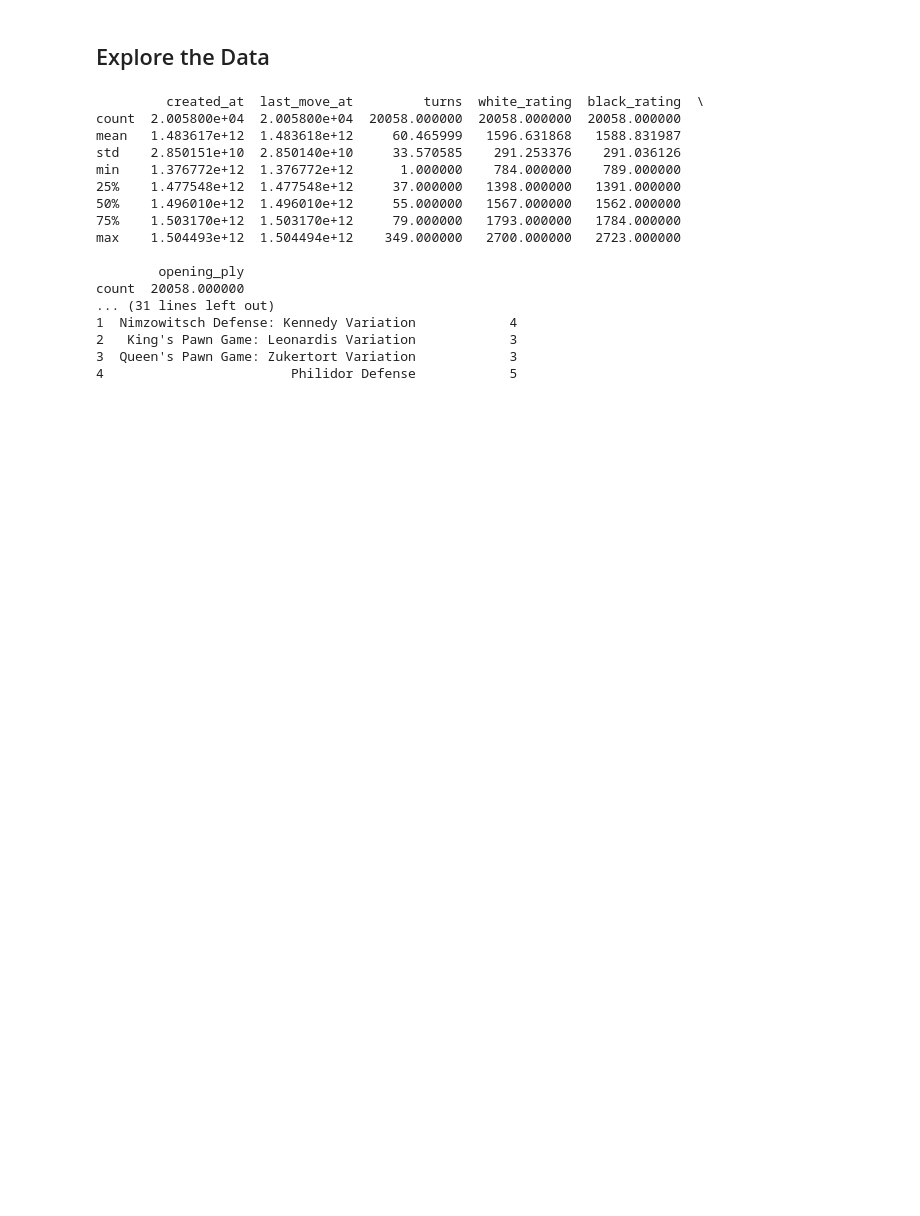
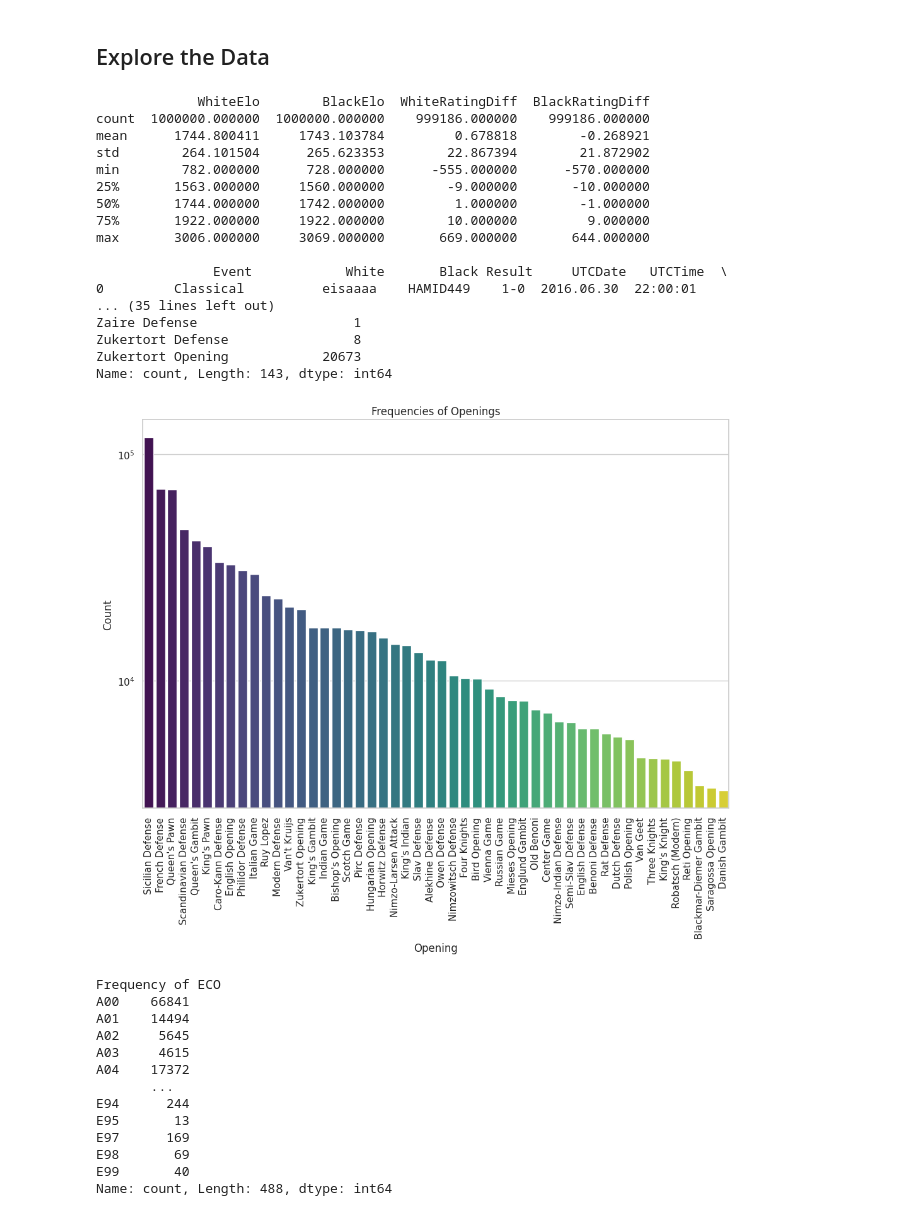
Before and after one commit to ktranfaglia1/DSCI470, a Jupyter notebook: TheProject/ChessAnalysis.ipynb, the cells around one changed output. Drawn from its saved outputs; the diff is of its cells as text; code cells hidden in the pictures; blank space fills up the shorter version.

Commit message:
Drafted some questions and improved data analysis

```diff
--- a/TheProject/ChessAnalysis.ipynb
+++ b/TheProject/ChessAnalysis.ipynb
@@ -15,11 +15,5 @@ import pandas as pd
 import matplotlib.pyplot as plt
 import seaborn as sns
 
-# Function to add a leading space if it's missing
-def add_leading_space(text):
-    if isinstance(text, str) and not text.startswith(' '):
-        return ' ' + text
-    return text
-
-# Read in data set
-df_chess = pd.read_csv("Data/Big_chess_data.csv")
+# Read in data set and strip beginning spaces from the 'Event' column
+df_chess = pd.read_csv("Data/Big_chess_data.csv", nrows=1000000, converters= {'Event': lambda x: x.strip() if isinstance(x, str) else x})
@@ -30,32 +53,60 @@ Error:
 # %%
 # Display some data, statistics, and summary info
 print(df_chess.describe())
 print("\n", df_chess.head())
 
-# Display data fequencies for some features
-opening_counts = df_chess['Opening'].str.strip().value_counts().sort_index()
-print("\n", opening_counts)
+# Create a new column with generalized openings (group all opening variations)
+df_chess['generalized_Opening'] = df_chess['Opening'].apply(extract_first_two_words)
+
+# Get and display data fequencies for some features
+opening_counts = df_chess['generalized_Opening'].value_counts().sort_index()
+print("\nFrequency of", opening_counts)
+plot_frequencies(opening_counts, 'Frequencies of Openings', 'Opening', 'Count')
+
+ECO_counts = df_chess['ECO'].value_counts().sort_index()
+print("\nFrequency of", ECO_counts)
+plot_frequencies(ECO_counts, 'Frequencies of ECO', 'ECO', 'Count')
+
+time_control_counts = df_chess['TimeControl'].value_counts().sort_index()
+print("\nFrequency of", time_control_counts)
+plot_frequencies(time_control_counts, 'Frequencies of Time Control', 'Time Control', 'Count')
 
 event_counts = df_chess['Event'].value_counts().sort_index()
-print("\n", event_counts)
+print("\nFrequency of", event_counts)
+plot_frequencies(event_counts, 'Frequencies of Events', 'Event', 'Count')
 
 termination_counts = df_chess['Termination'].value_counts().sort_index()
-print("\n", termination_counts)
+print("\nFrequency of", termination_counts)
+plot_frequencies(termination_counts, 'Frequencies of Terminations', 'Termination', 'Count')
 # %% [output]
-         created_at  last_move_at         turns  white_rating  black_rating  \
-count  2.005800e+04  2.005800e+04  20058.000000  20058.000000  20058.000000
-mean   1.483617e+12  1.483618e+12     60.465999   1596.631868   1588.831987
-std    2.850151e+10  2.850140e+10     33.570585    291.253376    291.036126
-min    1.376772e+12  1.376772e+12      1.000000    784.000000    789.000000
-25%    1.477548e+12  1.477548e+12     37.000000   1398.000000   1391.000000
-50%    1.496010e+12  1.496010e+12     55.000000   1567.000000   1562.000000
-75%    1.503170e+12  1.503170e+12     79.000000   1793.000000   1784.000000
-max    1.504493e+12  1.504494e+12    349.000000   2700.000000   2723.000000
+             WhiteElo        BlackElo  WhiteRatingDiff  BlackRatingDiff
+count  1000000.000000  1000000.000000    999186.000000    999186.000000
+mean      1744.800411     1743.103784         0.678818        -0.268921
+std        264.101504      265.623353        22.867394        21.872902
+min        782.000000      728.000000      -555.000000      -570.000000
+25%       1563.000000     1560.000000        -9.000000       -10.000000
+50%       1744.000000     1742.000000         1.000000        -1.000000
+75%       1922.000000     1922.000000        10.000000         9.000000
+max       3006.000000     3069.000000       669.000000       644.000000
 
-        opening_ply
-count  20058.000000
-... (31 lines left out)
-1  Nimzowitsch Defense: Kennedy Variation            4
-2   King's Pawn Game: Leonardis Variation            3
-3  Queen's Pawn Game: Zukertort Variation            3
-4                        Philidor Defense            5
+               Event            White       Black Result     UTCDate   UTCTime  \
+0         Classical          eisaaaa    HAMID449    1-0  2016.06.30  22:00:01
+... (35 lines left out)
+Zaire Defense                    1
+Zukertort Defense                8
+Zukertort Opening            20673
+Name: count, Length: 143, dtype: int64
+[figure, added]
+Frequency of ECO
+A00    66841
+A01    14494
+A02     5645
+A03     4615
+A04    17372
+       ...
+E94      244
+E95       13
+E97      169
+E98       69
+E99       40
+Name: count, Length: 488, dtype: int64
```
Also changed, not shown: parts of 6 cells of this notebook.
